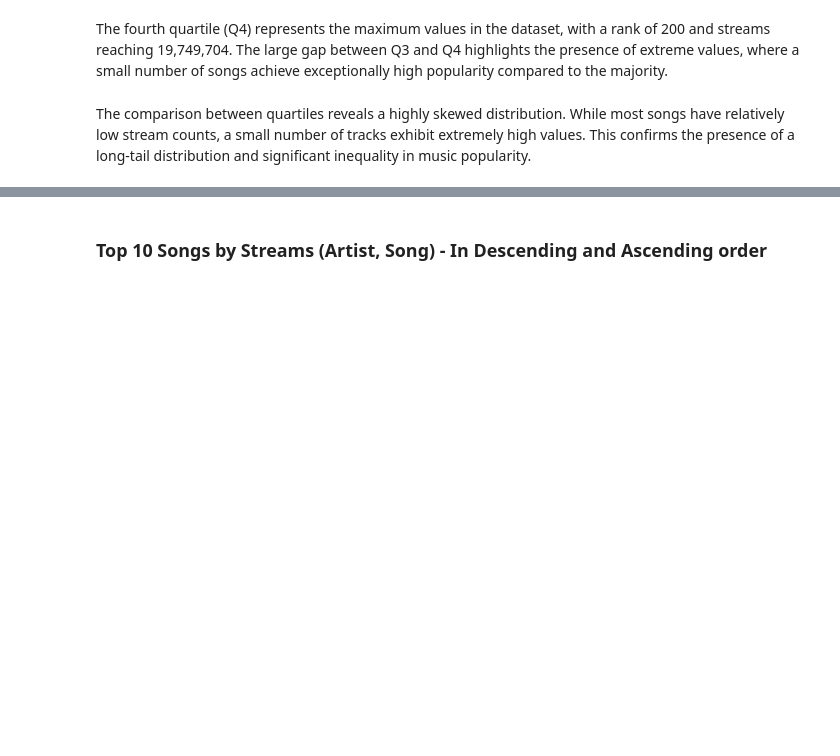
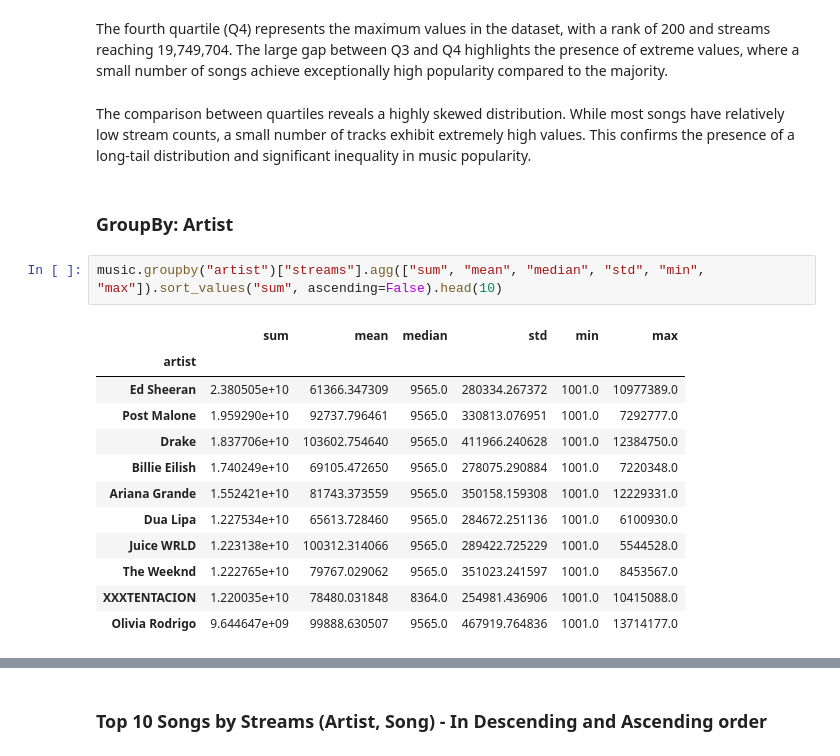
Before and after one commit to NastyaGolovina/Music_Recommendations_Dashboard, a Jupyter notebook: main_notebook.ipynb, the cells around one changed output, grey strips where cells are left out. Cells and saved outputs as stored; diff of their text form; blank space fills up the shorter version.

```diff
--- a/main_notebook.ipynb
+++ b/main_notebook.ipynb
@@ -150,3 +150,20 @@ Name: 1.0, dtype: float64
 The fourth quartile (Q4) represents the maximum values in the dataset, with a rank of 200 and streams reaching 19,749,704. The large gap between Q3 and Q4 highlights the presence of extreme values, where a small number of songs achieve exceptionally high popularity compared to the majority.
 # %% [markdown]
 The comparison between quartiles reveals a highly skewed distribution. While most songs have relatively low stream counts, a small number of tracks exhibit extremely high values. This confirms the presence of a long-tail distribution and significant inequality in music popularity.
+# %% [markdown]
+### GroupBy: Artist
+# %%
+music.groupby("artist")["streams"].agg(["sum", "mean", "median", "std", "min", "max"]).sort_values("sum", ascending=False).head(10)
+# %% [output]
+|  | sum | mean | median | std | min | max |
+| artist |  |  |  |  |  |  |
+| Ed Sheeran | 2.380505e+10 | 61366.347309 | 9565.0 | 280334.267372 | 1001.0 | 10977389.0 |
+| Post Malone | 1.959290e+10 | 92737.796461 | 9565.0 | 330813.076951 | 1001.0 | 7292777.0 |
+| Drake | 1.837706e+10 | 103602.754640 | 9565.0 | 411966.240628 | 1001.0 | 12384750.0 |
+| Billie Eilish | 1.740249e+10 | 69105.472650 | 9565.0 | 278075.290884 | 1001.0 | 7220348.0 |
+| Ariana Grande | 1.552421e+10 | 81743.373559 | 9565.0 | 350158.159308 | 1001.0 | 12229331.0 |
+| Dua Lipa | 1.227534e+10 | 65613.728460 | 9565.0 | 284672.251136 | 1001.0 | 6100930.0 |
+| Juice WRLD | 1.223138e+10 | 100312.314066 | 9565.0 | 289422.725229 | 1001.0 | 5544528.0 |
+| The Weeknd | 1.222765e+10 | 79767.029062 | 9565.0 | 351023.241597 | 1001.0 | 8453567.0 |
+| XXXTENTACION | 1.220035e+10 | 78480.031848 | 8364.0 | 254981.436906 | 1001.0 | 10415088.0 |
+| Olivia Rodrigo | 9.644647e+09 | 99888.630507 | 9565.0 | 467919.764836 | 1001.0 | 13714177.0 |
```
Also changed, not shown: parts of 11 cells of this notebook.
